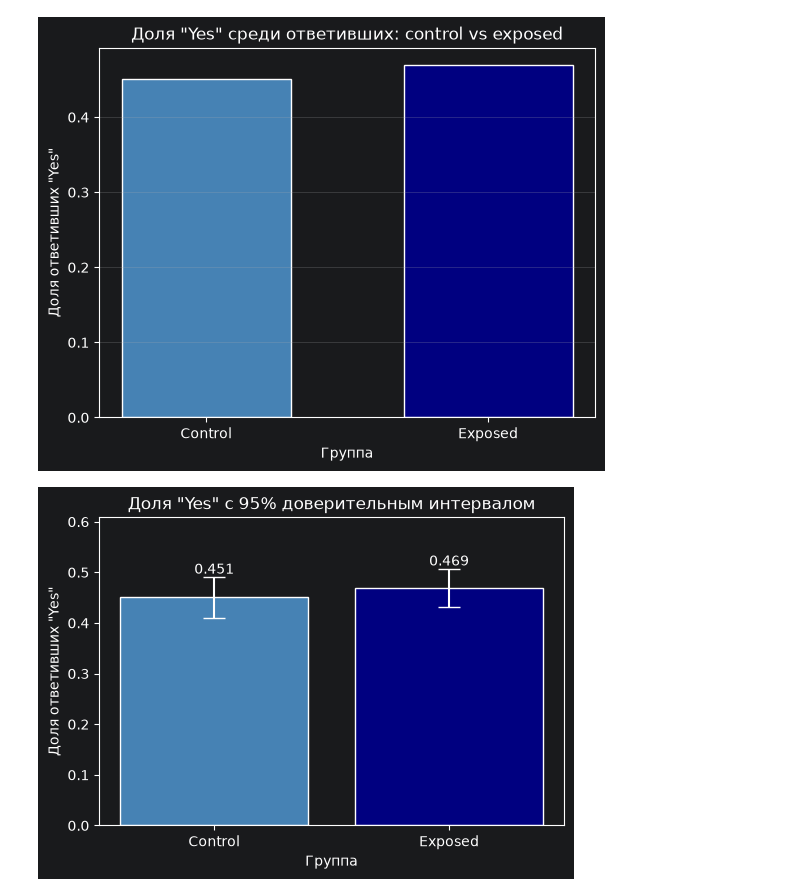
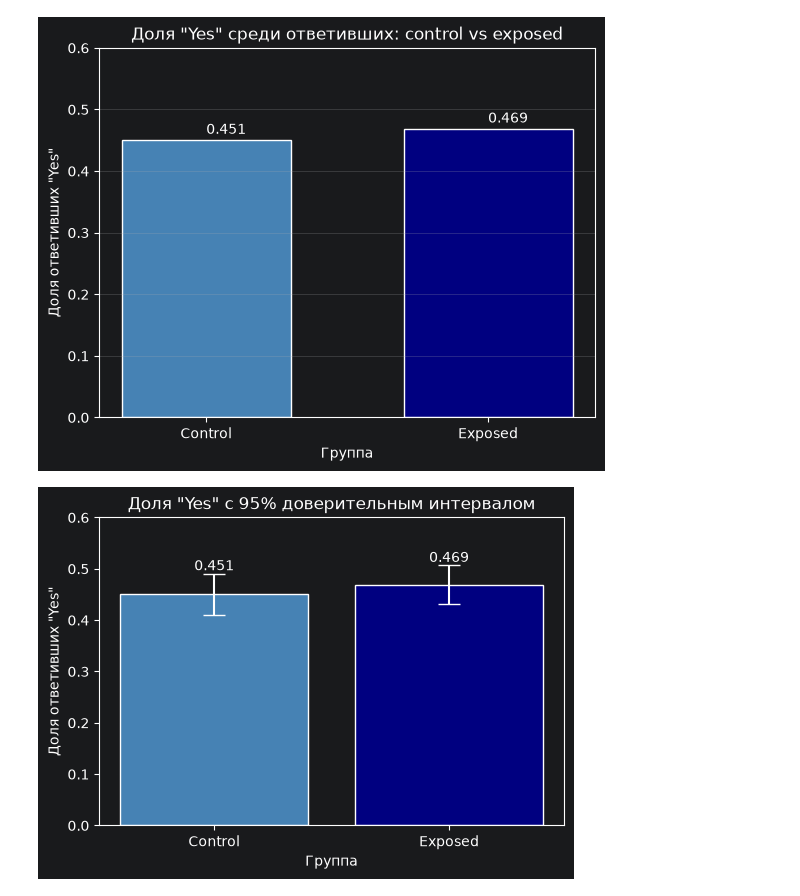
Before and after one commit to SanNyy9/Ad-A-B-Testing, a Jupyter notebook: visualisation.ipynb, the cells around one changed output. Cells and saved outputs as stored; diff of their text form; code cells hidden in the pictures.

```diff
--- a/visualisation.ipynb
+++ b/visualisation.ipynb
@@ -5,18 +5,23 @@ import numpy as np
 # %%
 categories = ['Control', "Exposed"]
 values = [proportion_yes_control, proportion_yes_exposed]
 plt.title('Доля "Yes" среди ответивших: control vs exposed')
 plt.grid(axis='y', alpha=0.3)
 plt.xlabel('Группа')
 plt.ylabel('Доля ответивших "Yes"')
 plt.bar(categories, values,
         color=['steelblue', 'navy'],
         width=0.6,
         edgecolor='white')
+plt.ylim(0, 0.6)
+
+for i, p in enumerate(values):
+    plt.text(i, p+0.01, round(p, 3))
+
 
 plt.show()
 # %% [output]
-[figure, old version]
+[figure, new version]
 # %%
 se_control = (proportion_yes_control * (1-proportion_yes_control) / answered_control)**0.5
 se_exposed = (proportion_yes_exposed * (1-proportion_yes_exposed) / answered_exposed)**0.5
@@ -44,11 +49,11 @@ axis.set_ylabel('Доля ответивших "Yes"')
 axis.set_xlabel('Группа')
 axis.set_title('Доля "Yes" с 95% доверительным интервалом')
 
-axis.set_ylim(0, max(p + e for p, e in zip(proportions, errors)) * 1.2)
+axis.set_ylim(0, 0.6)
 
 for i, p in enumerate(proportions):
     axis.text(i, p + errors[i], f'{round(p, 3)}', ha='center', va='bottom')
 
 plt.show()
 # %% [output]
-[figure, old version]
+[figure, new version]
```
Also changed, not shown: 1 other file.
